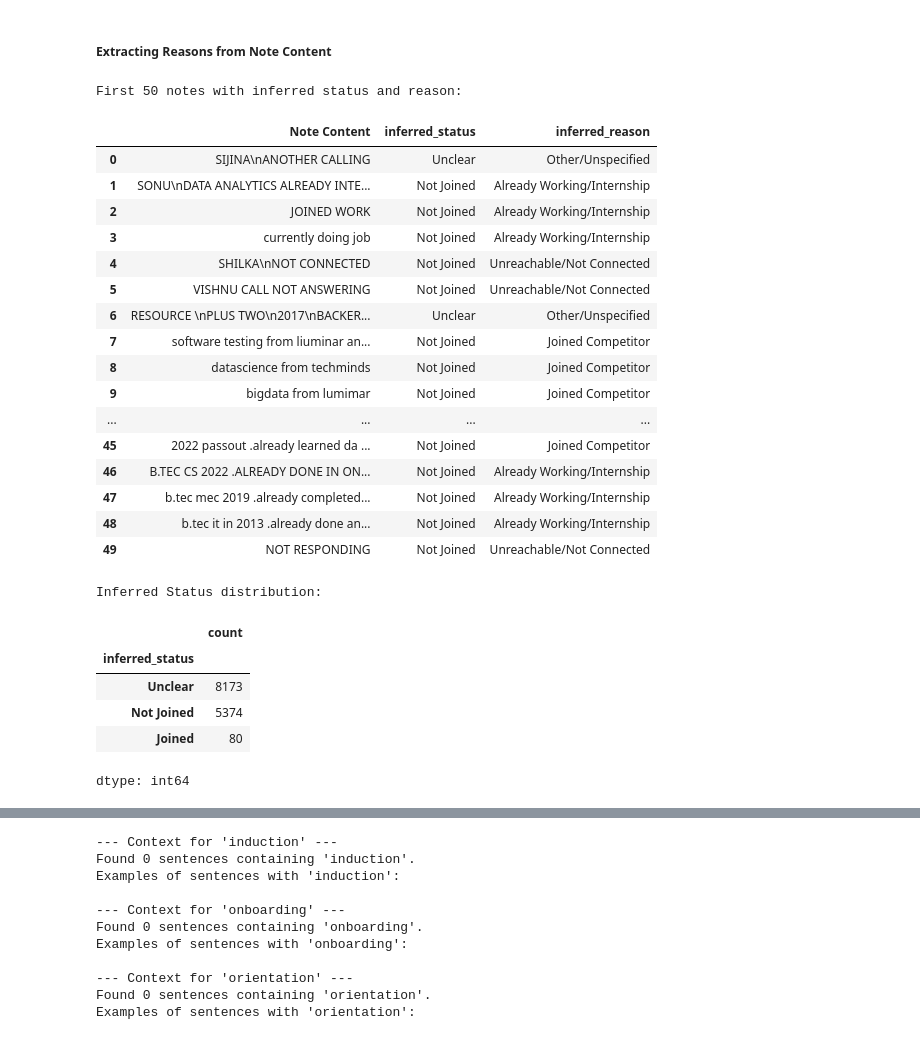
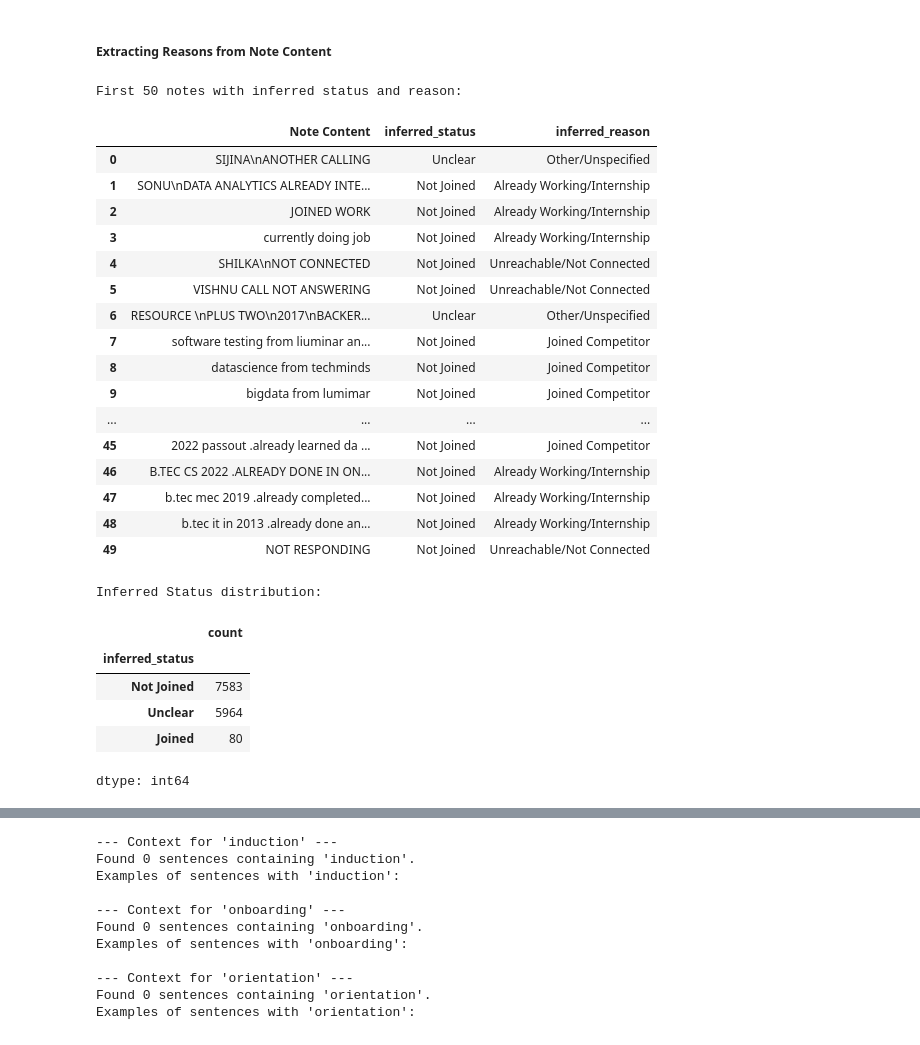
Before and after one commit to eldhosekroy/churn_prediction, a Jupyter notebook: Churn_data.ipynb, the cells around one changed output, grey strips where cells are left out. Drawn from its saved outputs; the diff is of its cells as text; code cells hidden in the pictures.

```diff
--- a/Churn_data.ipynb
+++ b/Churn_data.ipynb
@@ -1098,7 +1098,9 @@ def infer_status_and_reason_from_notes(sentences_list):
         ],
         'Unreachable/Not Connected': [
             'not connected', 'unreachable', 'no network', 'switched off', 'rnr', 'wrong number', 'unanswered', 'no response', 'unresponsive', 'call later', 'not answering',
-            'not responding'
+            'not responding', 'dis call', 'not reachable', 'nc', 'busy', 'call not connected', 'disconnected', 'switch off', 'incoming calls', 'incoming not', 'junk',
+            'na', 'invalid', 'rejected', 'not respond', 'out of service', 'wrong number', 'incoming', 'not connecting', 'voice mail', 'voice issue', 'bc', 'wrong no',
+            'network issue', 'out of network', 'rhr', 'disconnecting', 'blocked', 'r rn', 'rne', 'not attended', 'callbusy', 'not ringing', 'discall'
         ],
         'Decision Pending/Discussing': [
             'decision pending', 'thinking', 'will inform', 'call back', 'discuss with family', 'discuss with parents'
@@ -1135,35 +1137,35 @@ def infer_status_and_reason_from_notes(sentences_list):
 # Apply the new function to the notes DataFrame
 notes[['inferred_status', 'inferred_reason']] = notes['sentences'].apply(lambda x: pd.Series(infer_status_and_reason_from_notes(x)))
 
 print("First 50 notes with inferred status and reason:")
 display(notes[['Note Content', 'inferred_status', 'inferred_reason']].head(50))
 
 print("\nInferred Status distribution:")
 display(notes['inferred_status'].value_counts())
 # %% [output]
 First 50 notes with inferred status and reason:
 |  | Note Content | inferred_status | inferred_reason |
 | 0 | SIJINA\nANOTHER CALLING | Unclear | Other/Unspecified |
 | 1 | SONU\nDATA ANALYTICS ALREADY INTE... | Not Joined | Already Working/Internship |
 | 2 | JOINED WORK | Not Joined | Already Working/Internship |
 | 3 | currently doing job | Not Joined | Already Working/Internship |
 | 4 | SHILKA\nNOT CONNECTED | Not Joined | Unreachable/Not Connected |
 | 5 | VISHNU CALL NOT ANSWERING | Not Joined | Unreachable/Not Connected |
 | 6 | RESOURCE \nPLUS TWO\n2017\nBACKER... | Unclear | Other/Unspecified |
 | 7 | software testing from liuminar an... | Not Joined | Joined Competitor |
 | 8 | datascience from techminds | Not Joined | Joined Competitor |
 | 9 | bigdata from lumimar | Not Joined | Joined Competitor |
 | ... | ... | ... | ... |
 | 45 | 2022 passout .already learned da ... | Not Joined | Joined Competitor |
 | 46 | B.TEC CS 2022 .ALREADY DONE IN ON... | Not Joined | Already Working/Internship |
 | 47 | b.tec mec 2019 .already completed... | Not Joined | Already Working/Internship |
 | 48 | b.tec it in 2013 .already done an... | Not Joined | Already Working/Internship |
 | 49 | NOT RESPONDING | Not Joined | Unreachable/Not Connected |
 Inferred Status distribution:
 |  | count |
 | inferred_status |  |
-| Unclear | 8173 |
-| Not Joined | 5374 |
+| Not Joined | 7583 |
+| Unclear | 5964 |
 | Joined | 80 |
 dtype: int64
 # %%
```
Also changed, not shown: parts of 1 cell of this notebook.
